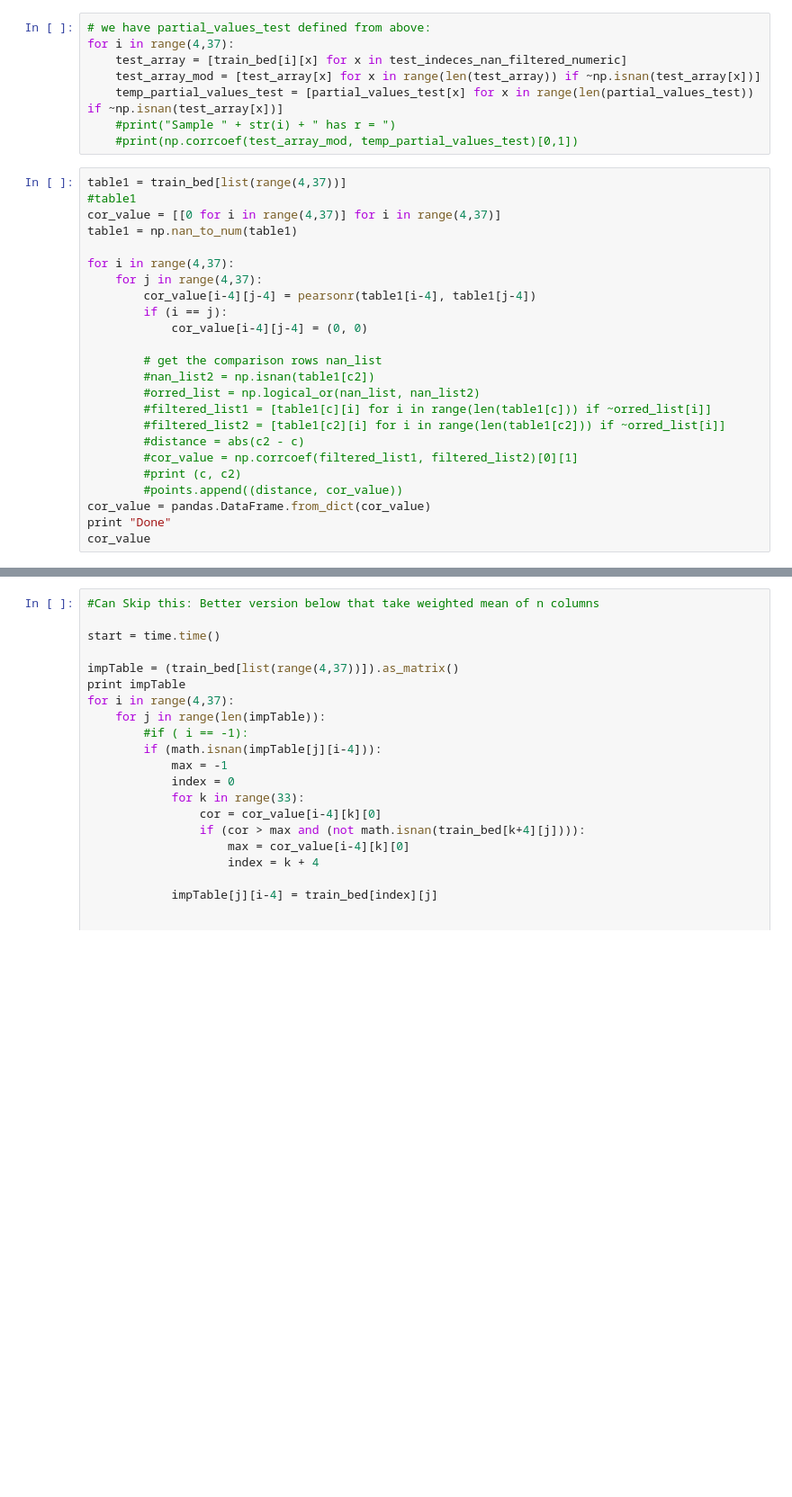
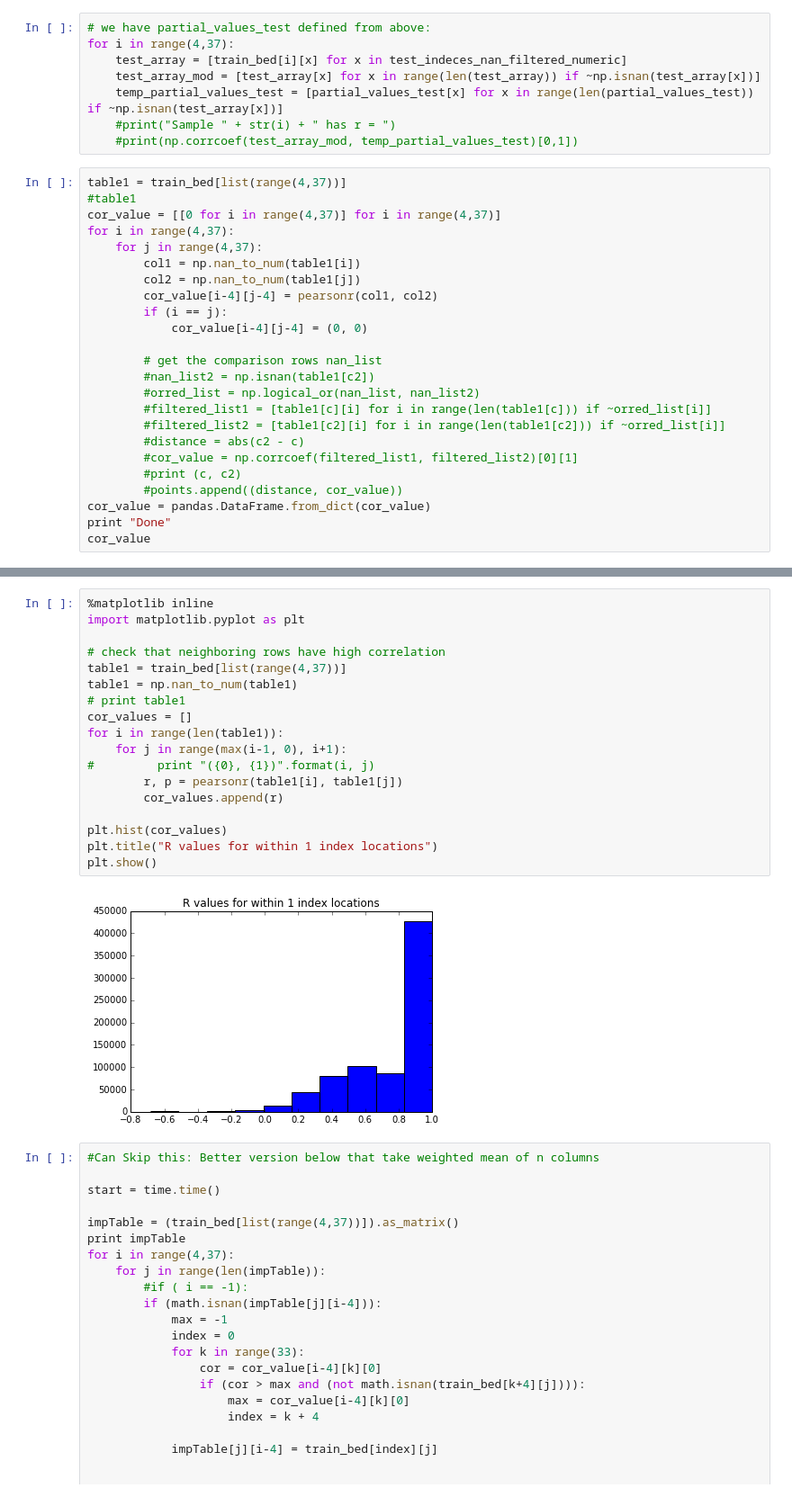
Before and after one commit to abhiInCalif/methlyation-imputation, a Jupyter notebook: Aman_a2.ipynb, the cells around one changed output, grey strips where cells are left out. Shown: that part at 90% size. Saved outputs shown, nothing was run; the diff lists cells and outputs as text; blank space fills up the shorter version.

```diff
--- a/Aman_a2.ipynb
+++ b/Aman_a2.ipynb
@@ -179,11 +179,11 @@ for i in range(4,37):
 table1 = train_bed[list(range(4,37))]
 #table1
 cor_value = [[0 for i in range(4,37)] for i in range(4,37)]
-table1 = np.nan_to_num(table1)
-
 for i in range(4,37):
     for j in range(4,37):
-        cor_value[i-4][j-4] = pearsonr(table1[i-4], table1[j-4])
+        col1 = np.nan_to_num(table1[i])
+        col2 = np.nan_to_num(table1[j])
+        cor_value[i-4][j-4] = pearsonr(col1, col2)
         if (i == j):
             cor_value[i-4][j-4] = (0, 0)
 
@@ -221,4 +237,24 @@ Done
 33 rows × 33 columns
+# %%
+%matplotlib inline
+import matplotlib.pyplot as plt
+
+# check that neighboring rows have high correlation
+table1 = train_bed[list(range(4,37))]
+table1 = np.nan_to_num(table1)
+# print table1
+cor_values = []
+for i in range(len(table1)):
+    for j in range(max(i-1, 0), i+1):
+#         print "({0}, {1})".format(i, j)
+        r, p = pearsonr(table1[i], table1[j])
+        cor_values.append(r)
+
+plt.hist(cor_values)
+plt.title("R values for within 1 index locations")
+plt.show()
+# %% [output]
+[figure, added]
 # %%
 #Can Skip this: Better version below that take weighted mean of n columns
 
```
Also changed, not shown: parts of 1 cell of this notebook, 2 other files.
